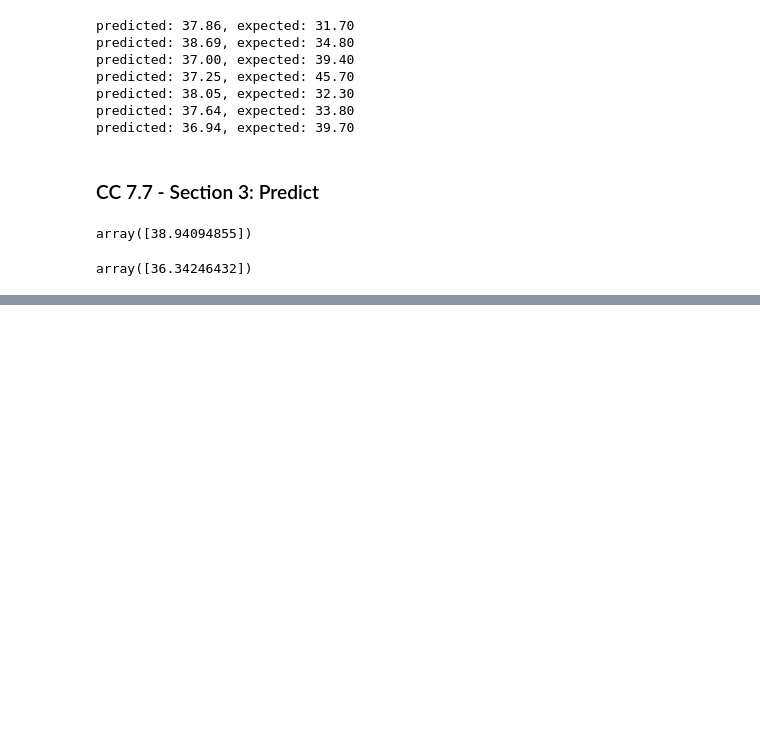
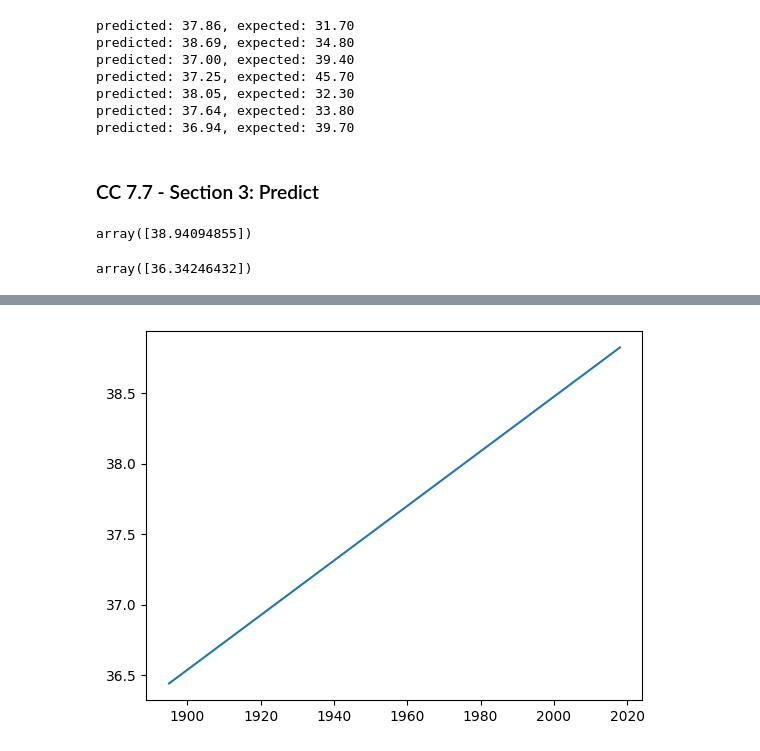
Before and after one commit to drodmay1/datafun-07-applied, a Jupyter notebook: david_ml.ipynb, the cells around one changed output, grey strips where cells are left out. Cells and saved outputs as stored; diff of their text form; code cells hidden in the pictures; blank space fills up the shorter version.

```diff
--- a/david_ml.ipynb
+++ b/david_ml.ipynb
@@ -281,0 +307,12 @@ array([36.34246432])
+# %%
+import numpy as np
+
+x = np.array([min(nyc_df.Date.values), max(nyc_df.Date.values)])
+
+y = predict(x)
+
+import matplotlib.pyplot as plt
+
+line = plt.plot(x, y)
+# %% [output]
+[figure, added]
```
Also changed, not shown: parts of 4 cells of this notebook.
